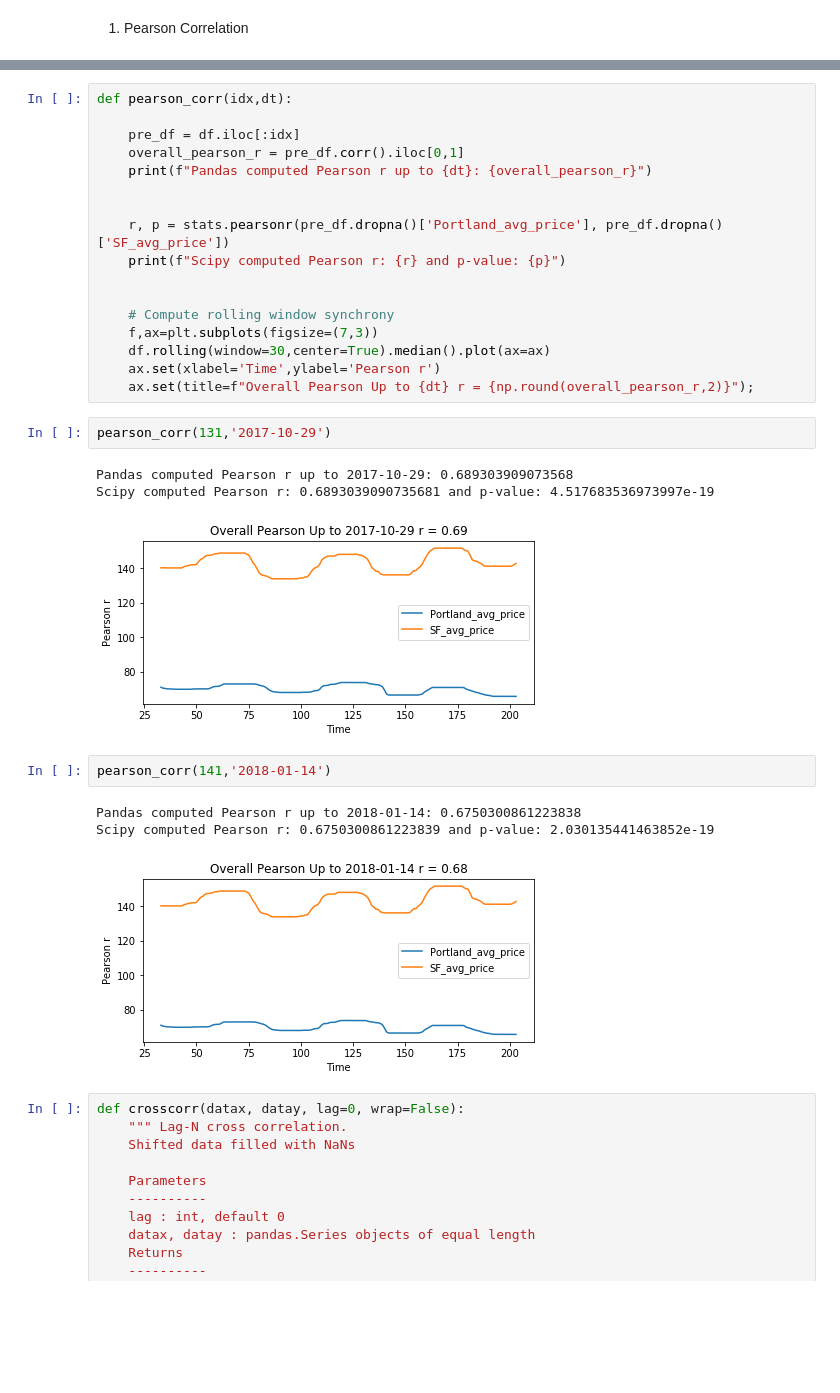
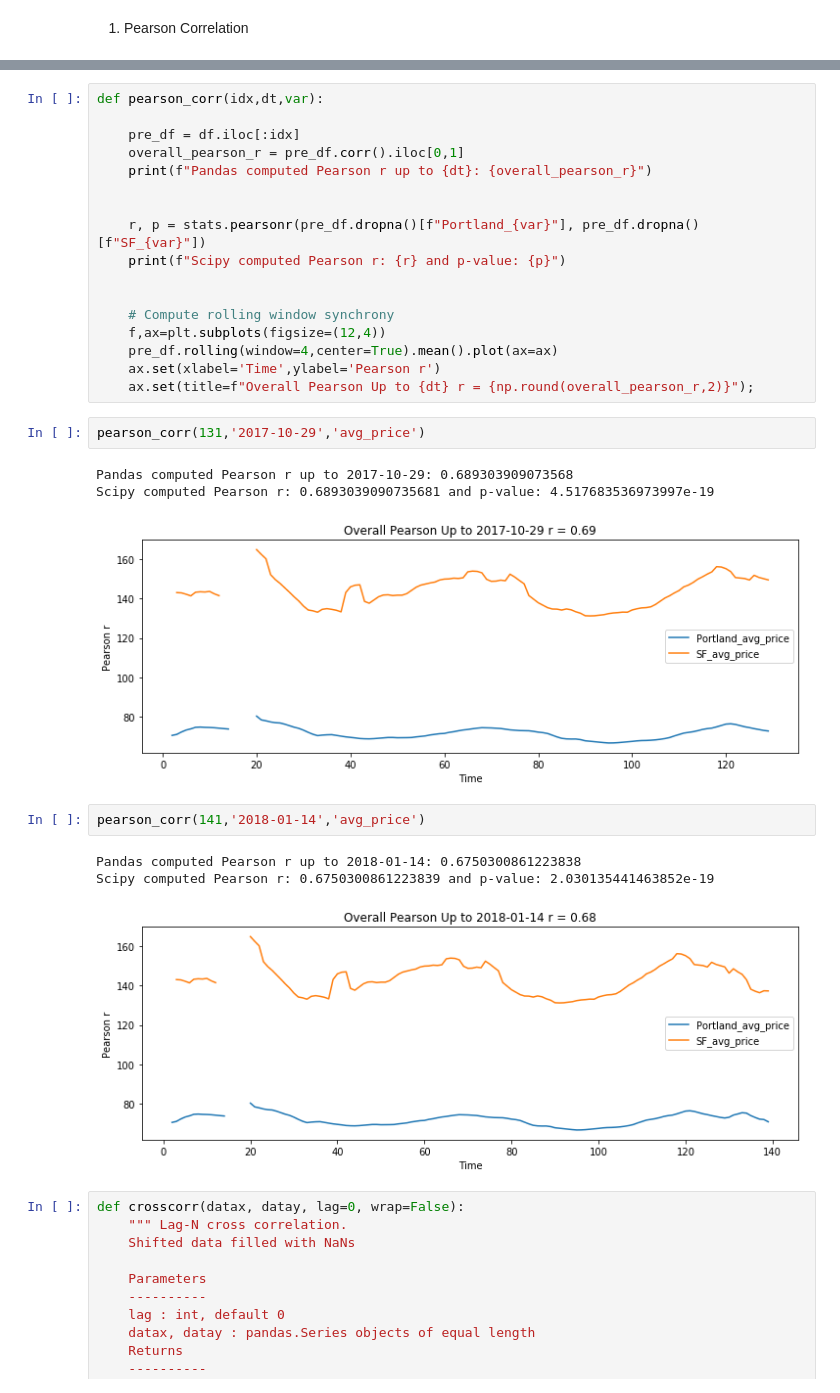
Before and after one commit to karensheng/Airbnb_Regulation, a Jupyter notebook: notebooks/Correlations between time series.ipynb, the cells around one changed output, grey strips where cells are left out. Drawn from its saved outputs; the diff is of its cells as text; blank space fills up the shorter version.

```diff
--- a/notebooks/Correlations between time series.ipynb
+++ b/notebooks/Correlations between time series.ipynb
@@ -50,32 +25,32 @@ Name: 141, dtype: object
 # %%
-def pearson_corr(idx,dt):
+def pearson_corr(idx,dt,var):
 
     pre_df = df.iloc[:idx]
     overall_pearson_r = pre_df.corr().iloc[0,1]
     print(f"Pandas computed Pearson r up to {dt}: {overall_pearson_r}")
 
 
-    r, p = stats.pearsonr(pre_df.dropna()['Portland_avg_price'], pre_df.dropna()['SF_avg_price'])
+    r, p = stats.pearsonr(pre_df.dropna()[f"Portland_{var}"], pre_df.dropna()[f"SF_{var}"])
     print(f"Scipy computed Pearson r: {r} and p-value: {p}")
 
 
     # Compute rolling window synchrony
-    f,ax=plt.subplots(figsize=(7,3))
-    df.rolling(window=30,center=True).median().plot(ax=ax)
+    f,ax=plt.subplots(figsize=(12,4))
+    pre_df.rolling(window=4,center=True).mean().plot(ax=ax)
     ax.set(xlabel='Time',ylabel='Pearson r')
     ax.set(title=f"Overall Pearson Up to {dt} r = {np.round(overall_pearson_r,2)}");
 # %%
-pearson_corr(131,'2017-10-29')
+pearson_corr(131,'2017-10-29','avg_price')
 # %% [output]
 Pandas computed Pearson r up to 2017-10-29: 0.689303909073568
 Scipy computed Pearson r: 0.6893039090735681 and p-value: 4.517683536973997e-19
-[figure, old version]
+[figure, new version]
 # %%
-pearson_corr(141,'2018-01-14')
+pearson_corr(141,'2018-01-14','avg_price')
 # %% [output]
 Pandas computed Pearson r up to 2018-01-14: 0.6750300861223838
 Scipy computed Pearson r: 0.6750300861223839 and p-value: 2.030135441463852e-19
-[figure, old version]
+[figure, new version]
 # %%
 def crosscorr(datax, datay, lag=0, wrap=False):
     """ Lag-N cross correlation.
```
Also changed, not shown: parts of 8 cells of this notebook, 2 other files.
